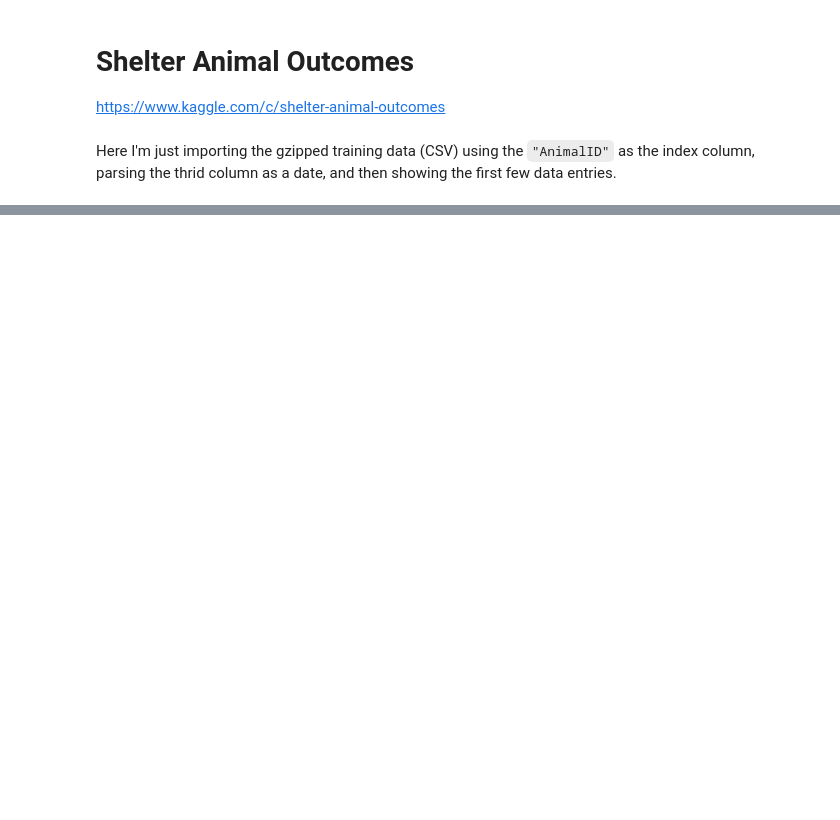
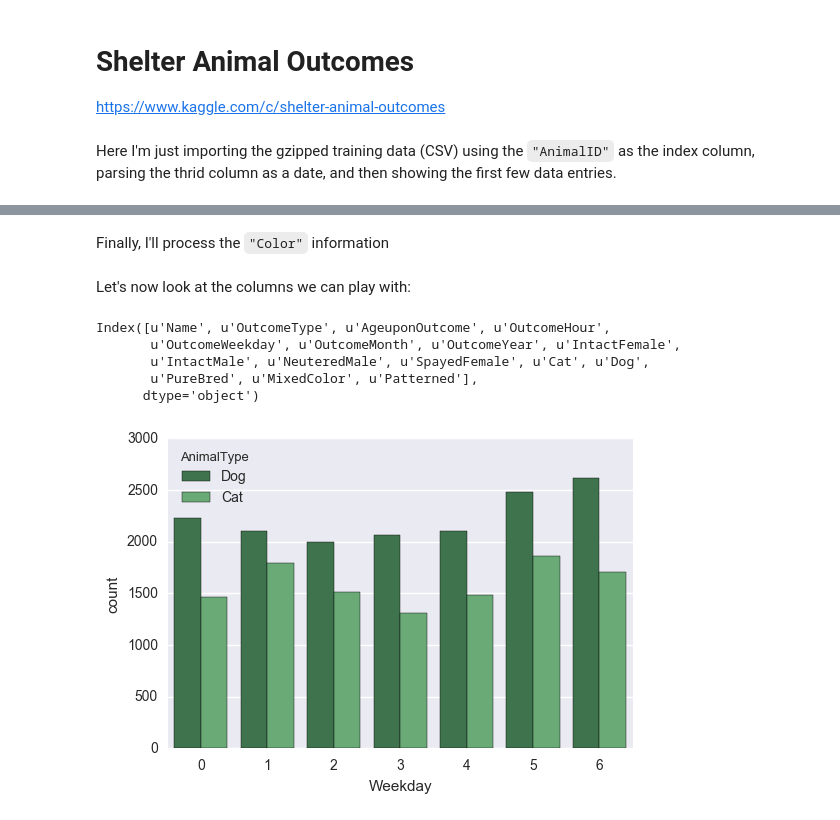
Before and after one commit to jhetherly/Shelter_Animal_Outcomes, a Jupyter notebook: src/workspace.ipynb, the cells around one changed output, grey strips where cells are left out. Saved outputs shown, nothing was run; the diff lists cells and outputs as text; code cells hidden in the pictures; blank space fills up the shorter version.

```diff
--- a/src/workspace.ipynb
+++ b/src/workspace.ipynb
@@ -48,0 +83,2 @@ array(['Shetland Sheepdog Mix', 'Domestic Shorthair Mix', 'Pit Bull Mix',
+# %%
+train_df.drop('OutcomeSubtype', axis=1, inplace=True)
@@ -48,0 +160,51 @@ array(['Shetland Sheepdog Mix', 'Domestic Shorthair Mix', 'Pit Bull Mix',
+# %% [markdown]
+Finally, I'll process the `"Color"` information
+# %%
+# split color information
+color_column_name = 'Color'
+new_column_names = ['MixedColor', 'Patterned']#, 'DarkColor']
+
+# need to process each Color name one by one
+patterned_names = ['Tabby', 'Tiger', 'Brindle', 'Calico',
+                   'Fawn', 'Point', 'Tortie', 'Torbie', 'Tick',
+                   'Merle', 'Buff']
+value_map = {}
+for n in train_df.Color.unique():
+    mixed = 0
+    patterned = 0
+    dark = 0
+    for pn in patterned_names:
+        if pn in n:
+            patterned = 1
+            break
+    if '/' in n or patterned == 1:
+        mixed = 1
+    for dn in dark_names:
+        if dn in n:
+            dark = 1
+            break
+    value_map[n] = pd.Series([mixed, patterned])#, dark])
+
+sub_df = train_df[color_column_name].apply(lambda x: value_map[x])
+
+sub_df.columns = new_column_names
+
+train_df = pd.concat([train_df, sub_df], axis=1)
+train_df.drop(color_column_name, axis=1, inplace=True)
+# %% [markdown]
+Let's now look at the columns we can play with:
+# %%
+train_df.columns
+# %% [output]
+Index([u'Name', u'OutcomeType', u'AgeuponOutcome', u'OutcomeHour',
+       u'OutcomeWeekday', u'OutcomeMonth', u'OutcomeYear', u'IntactFemale',
+       u'IntactMale', u'NeuteredMale', u'SpayedFemale', u'Cat', u'Dog',
+       u'PureBred', u'MixedColor', u'Patterned'],
+      dtype='object')
+# %%
+%matplotlib inline
+g = sns.countplot(x="Weekday", hue="AnimalType", data=train_df, palette="Greens_d")
+#g = sns.FacetGrid(train_df, col="AnimalType")
+#g.map(sns.distplot, "OutcomeType")
+# %% [output]
+[figure, added]
```
Also changed, not shown: parts of 25 cells of this notebook.
